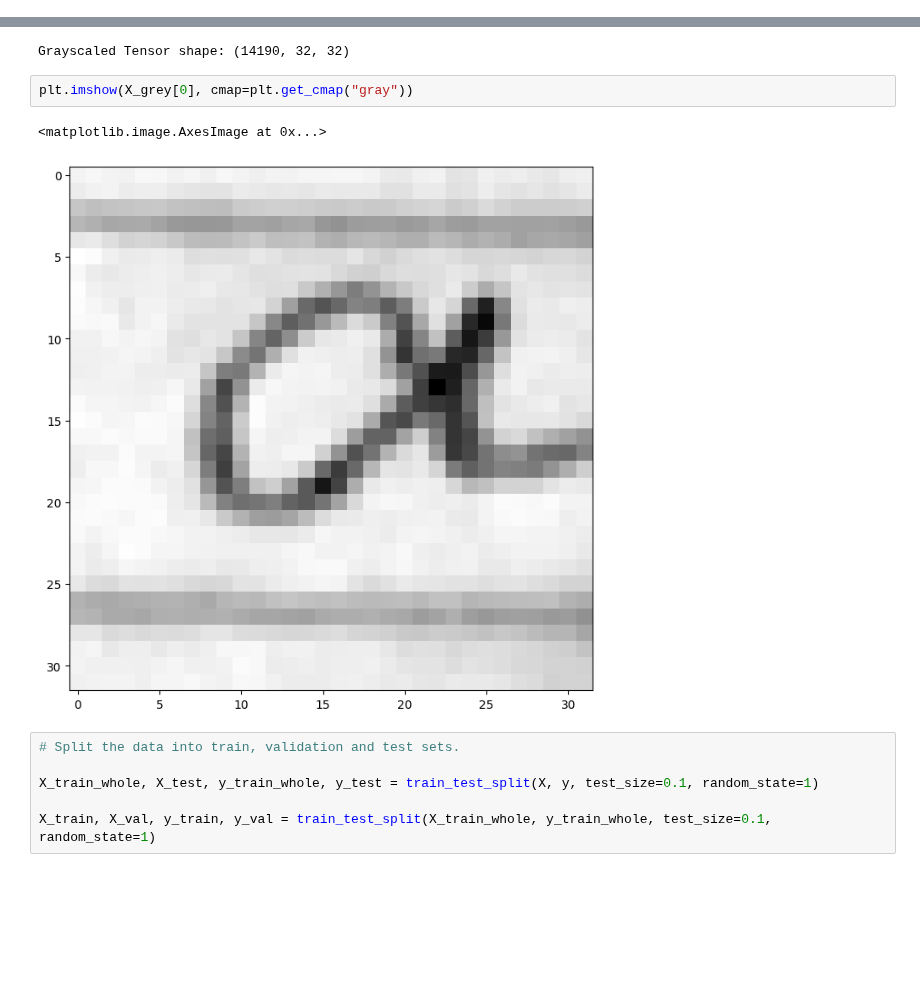
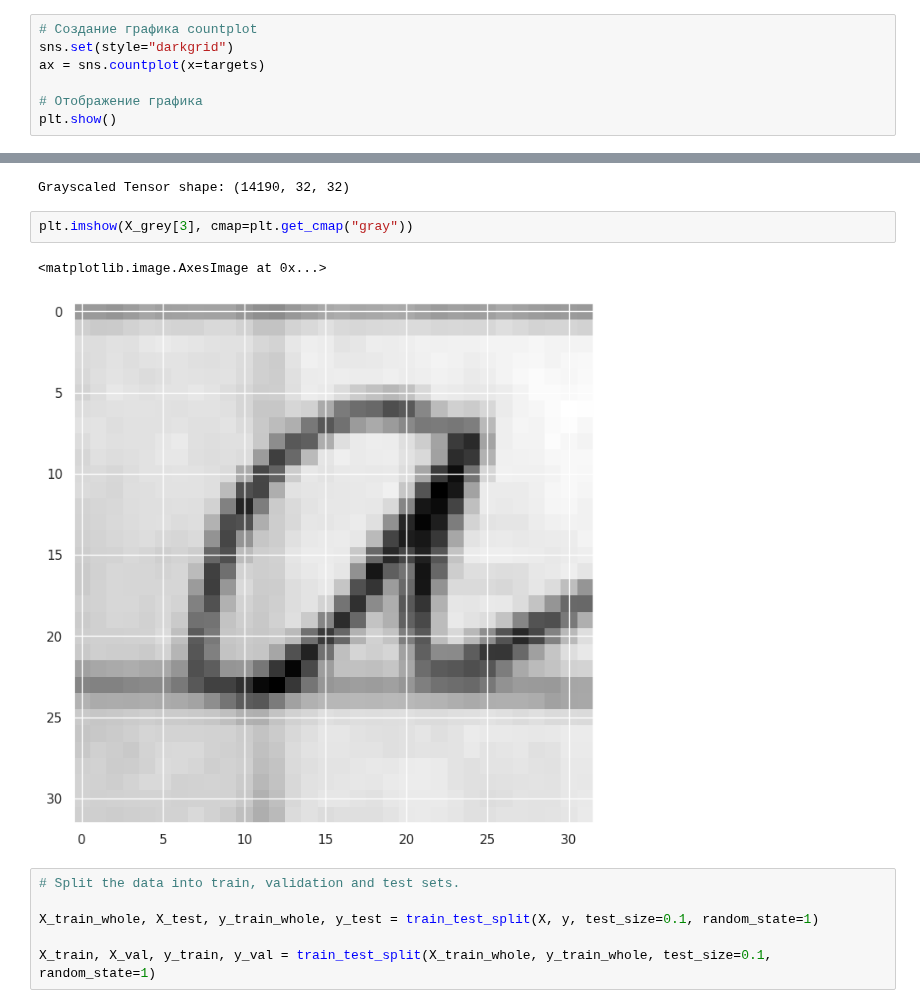
Before and after one commit to MorozovDesu/neural_network_technologies, a Jupyter notebook: 2_Лаба_Нейросетевые_технологии_.ipynb, the cells around one changed output, grey strips where cells are left out. Drawn from its saved outputs; the diff is of its cells as text; blank space fills up the shorter version.

Commit message:
Исправил пару ошибок с выводом графика

```diff
--- a/2_Лаба_Нейросетевые_технологии_.ipynb
+++ b/2_Лаба_Нейросетевые_технологии_.ipynb
@@ -230,0 +227,7 @@ g = sns.countplot(targets)
+# %%
+# Создание графика countplot
+sns.set(style="darkgrid")
+ax = sns.countplot(x=targets)
+
+# Отображение графика
+plt.show()
@@ -315,10 +320,10 @@ print ('Grayscaled Tensor shape:', X_grey.shape)
 # %% [output]
 Grayscaled Tensor shape: (14190, 32, 32)
 # %%
-plt.imshow(X_grey[0], cmap=plt.get_cmap("gray"))
+plt.imshow(X_grey[3], cmap=plt.get_cmap("gray"))
 # %% [output]
 <matplotlib.image.AxesImage at 0x...>
-[figure, old version]
+[figure, new version]
 # %%
 # Split the data into train, validation and test sets.
 
```
Also changed, not shown: parts of 11 cells of this notebook.
